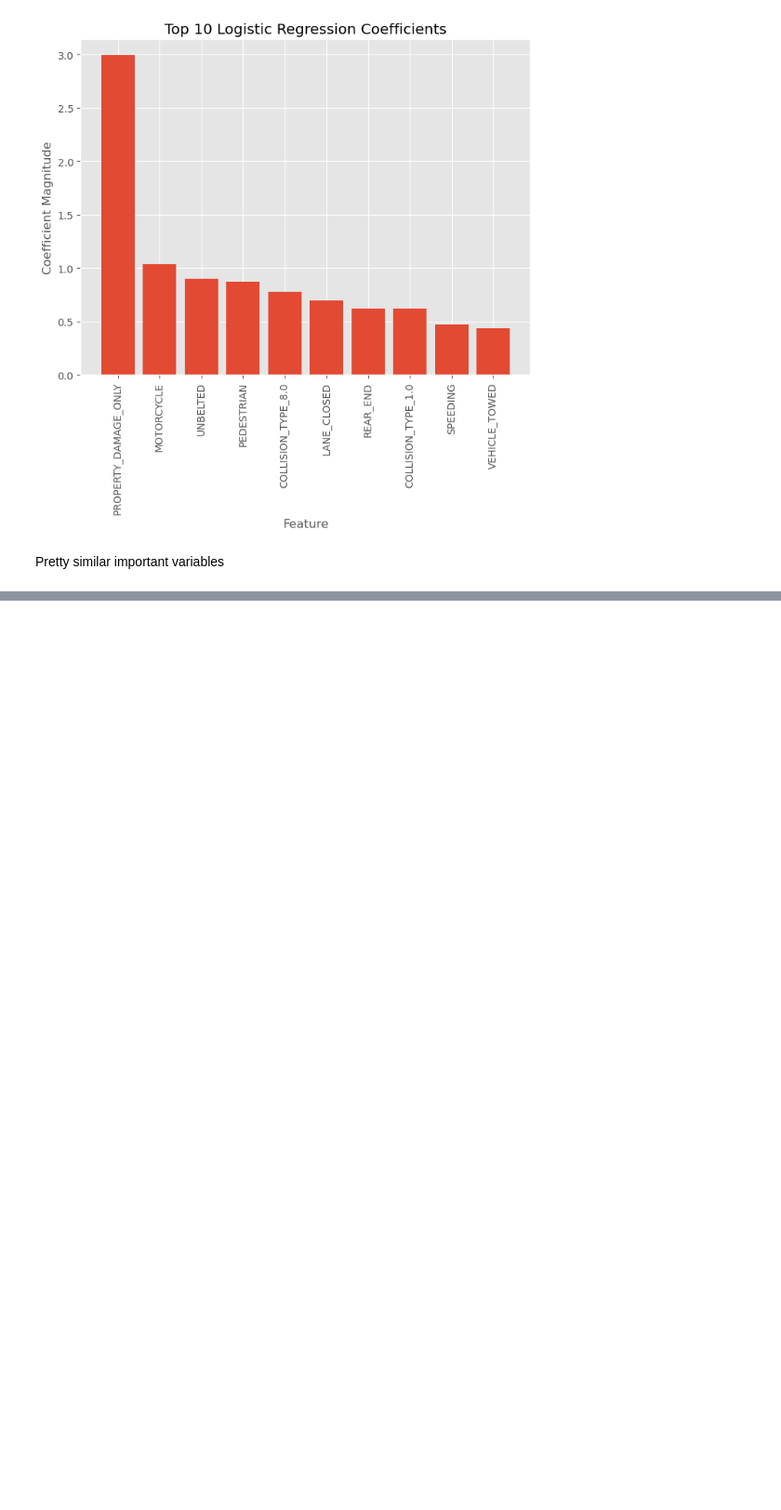
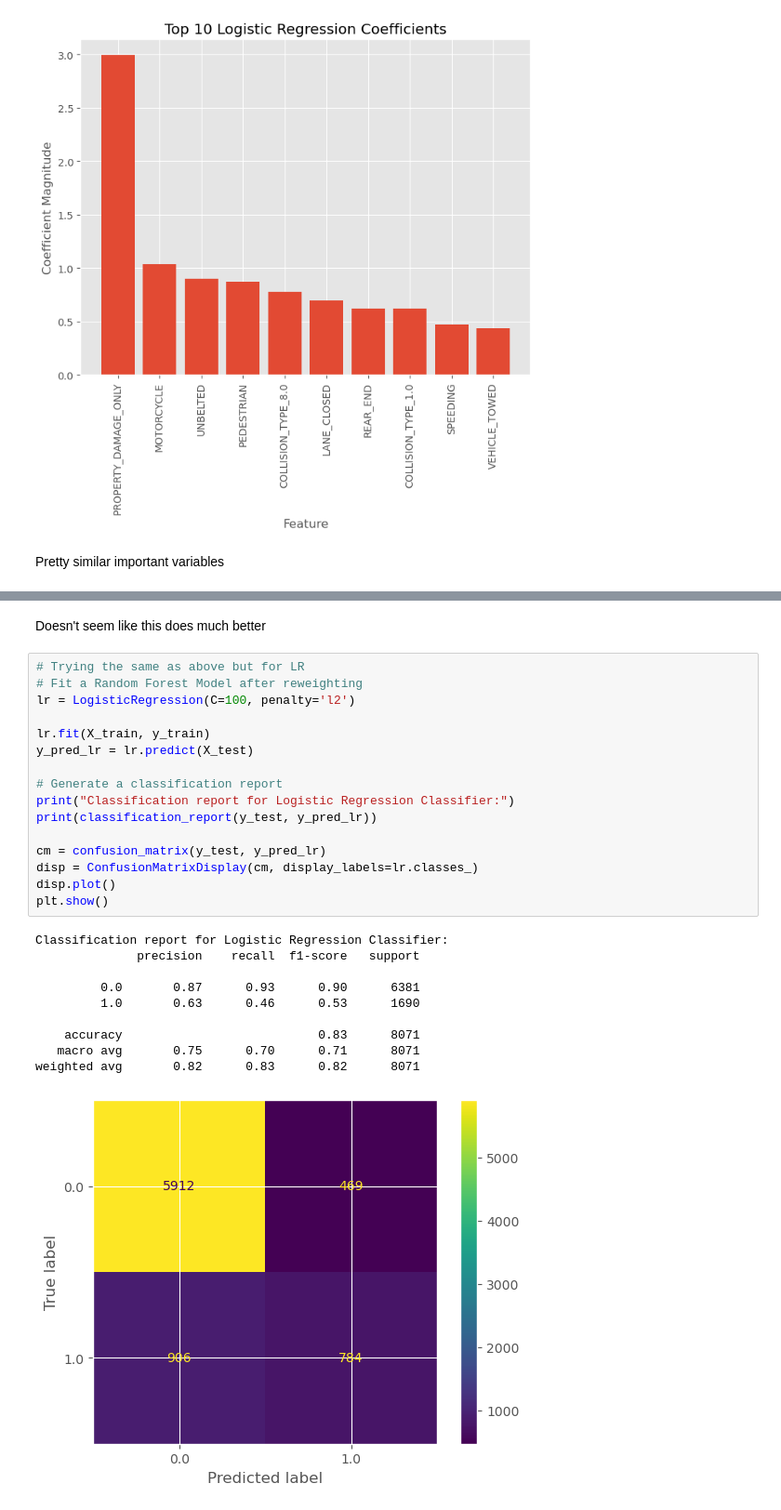
Before and after one commit to abhilashbiswas/road_accident_analysis, a Jupyter notebook: prediction/prediction.ipynb, the cells around one changed output, grey strips where cells are left out. Shown: that part at 93% size. Saved outputs shown, nothing was run; the diff lists cells and outputs as text; blank space fills up the shorter version.

```diff
--- a/prediction/prediction.ipynb
+++ b/prediction/prediction.ipynb
@@ -319,0 +362,29 @@ Pretty similar important variables
+# %% [markdown]
+Doesn't seem like this does much better
+# %%
+# Trying the same as above but for LR
+# Fit a Random Forest Model after reweighting
+lr = LogisticRegression(C=100, penalty='l2')
+
+lr.fit(X_train, y_train)
+y_pred_lr = lr.predict(X_test)
+
+# Generate a classification report
+print("Classification report for Logistic Regression Classifier:")
+print(classification_report(y_test, y_pred_lr))
+
+cm = confusion_matrix(y_test, y_pred_lr)
+disp = ConfusionMatrixDisplay(cm, display_labels=lr.classes_)
+disp.plot()
+plt.show()
+# %% [output]
+Classification report for Logistic Regression Classifier:
+              precision    recall  f1-score   support
+
+         0.0       0.87      0.93      0.90      6381
+         1.0       0.63      0.46      0.53      1690
+
+    accuracy                           0.83      8071
+   macro avg       0.75      0.70      0.71      8071
+weighted avg       0.82      0.83      0.82      8071
+[figure, added]
```
Also changed, not shown: parts of 4 cells of this notebook.
